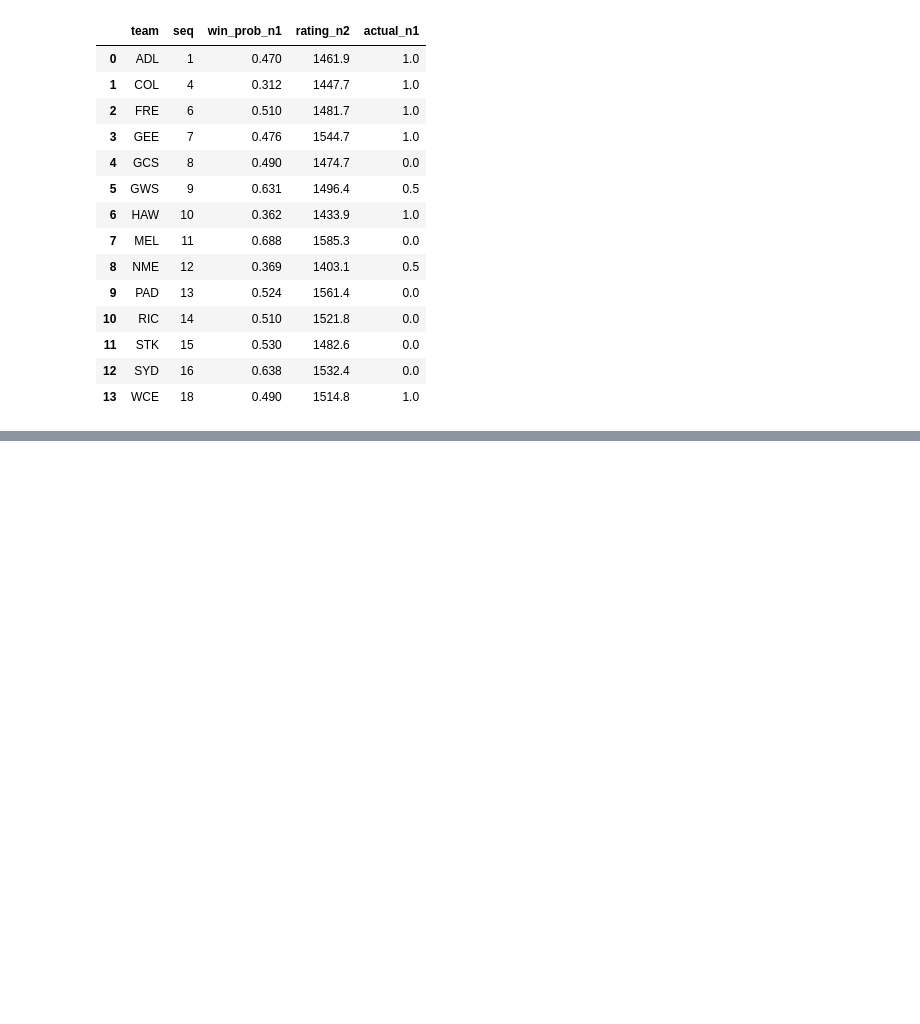
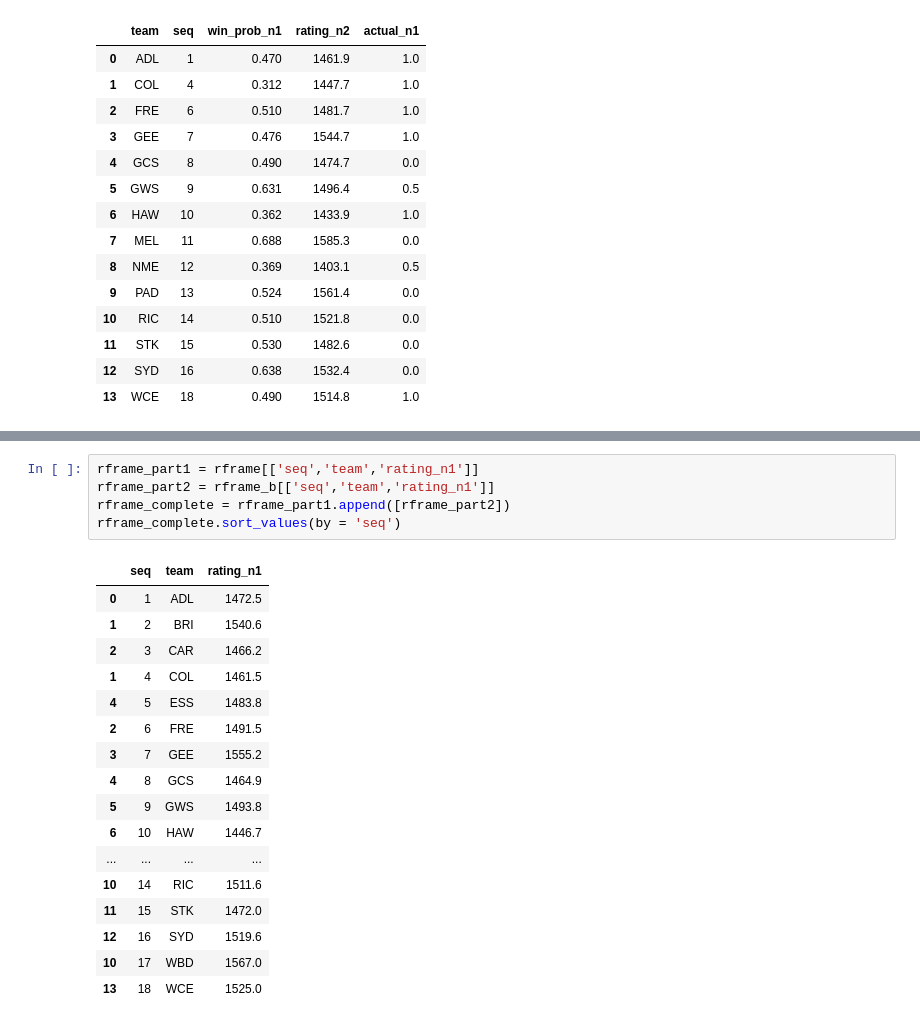
Before and after one commit to stevegabriel1/afl_elo_ratings, a Jupyter notebook: basic_version_R14.ipynb, the cells around one changed output, grey strips where cells are left out. Drawn from its saved outputs; the diff is of its cells as text; blank space fills up the shorter version.

```diff
--- a/basic_version_R14.ipynb
+++ b/basic_version_R14.ipynb
@@ -2072,0 +2103,23 @@ rframe
+# %%
+rframe_part1 = rframe[['seq','team','rating_n1']]
+rframe_part2 = rframe_b[['seq','team','rating_n1']]
+rframe_complete = rframe_part1.append([rframe_part2])
+rframe_complete.sort_values(by = 'seq')
+# %% [output]
+|  | seq | team | rating_n1 |
+| 0 | 1 | ADL | 1472.5 |
+| 1 | 2 | BRI | 1540.6 |
+| 2 | 3 | CAR | 1466.2 |
+| 1 | 4 | COL | 1461.5 |
+| 4 | 5 | ESS | 1483.8 |
+| 2 | 6 | FRE | 1491.5 |
+| 3 | 7 | GEE | 1555.2 |
+| 4 | 8 | GCS | 1464.9 |
+| 5 | 9 | GWS | 1493.8 |
+| 6 | 10 | HAW | 1446.7 |
+| ... | ... | ... | ... |
+| 10 | 14 | RIC | 1511.6 |
+| 11 | 15 | STK | 1472.0 |
+| 12 | 16 | SYD | 1519.6 |
+| 10 | 17 | WBD | 1567.0 |
+| 13 | 18 | WCE | 1525.0 |
```
Also changed, not shown: parts of 3 cells of this notebook.
